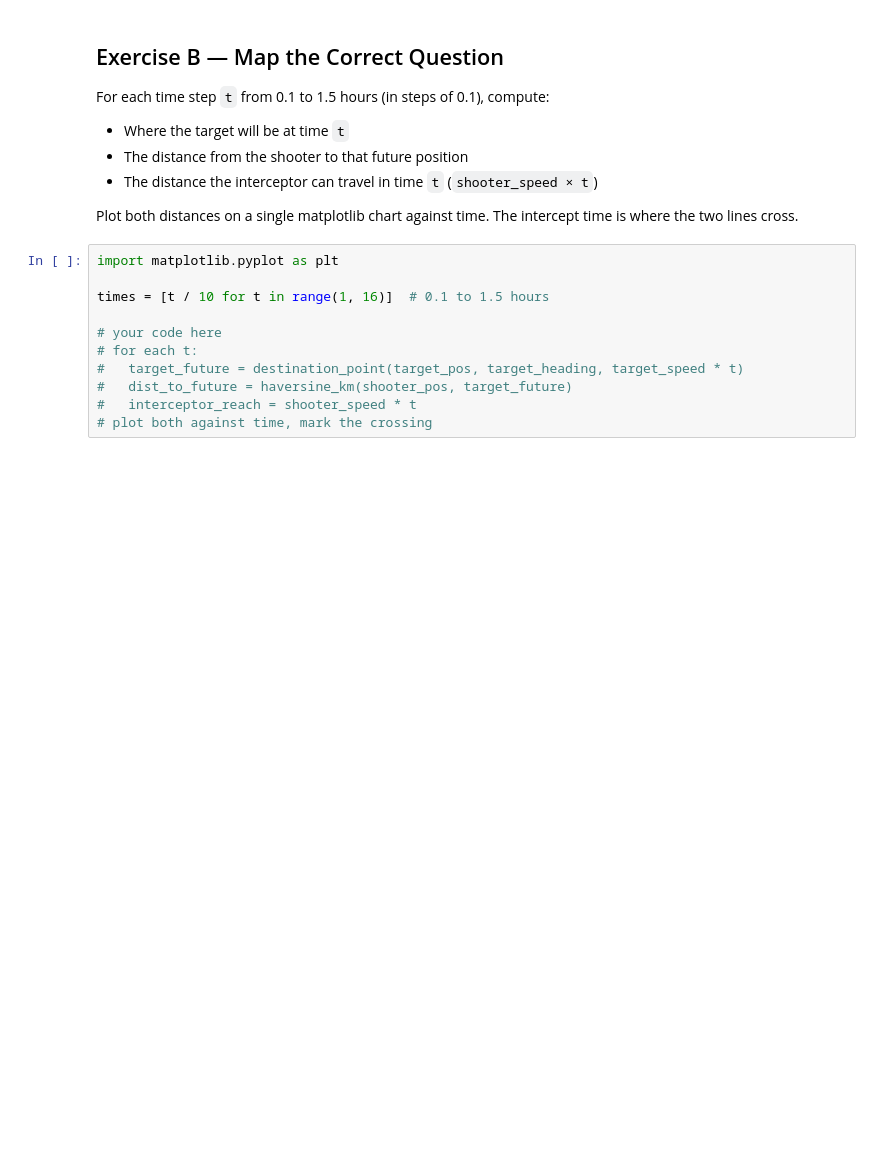
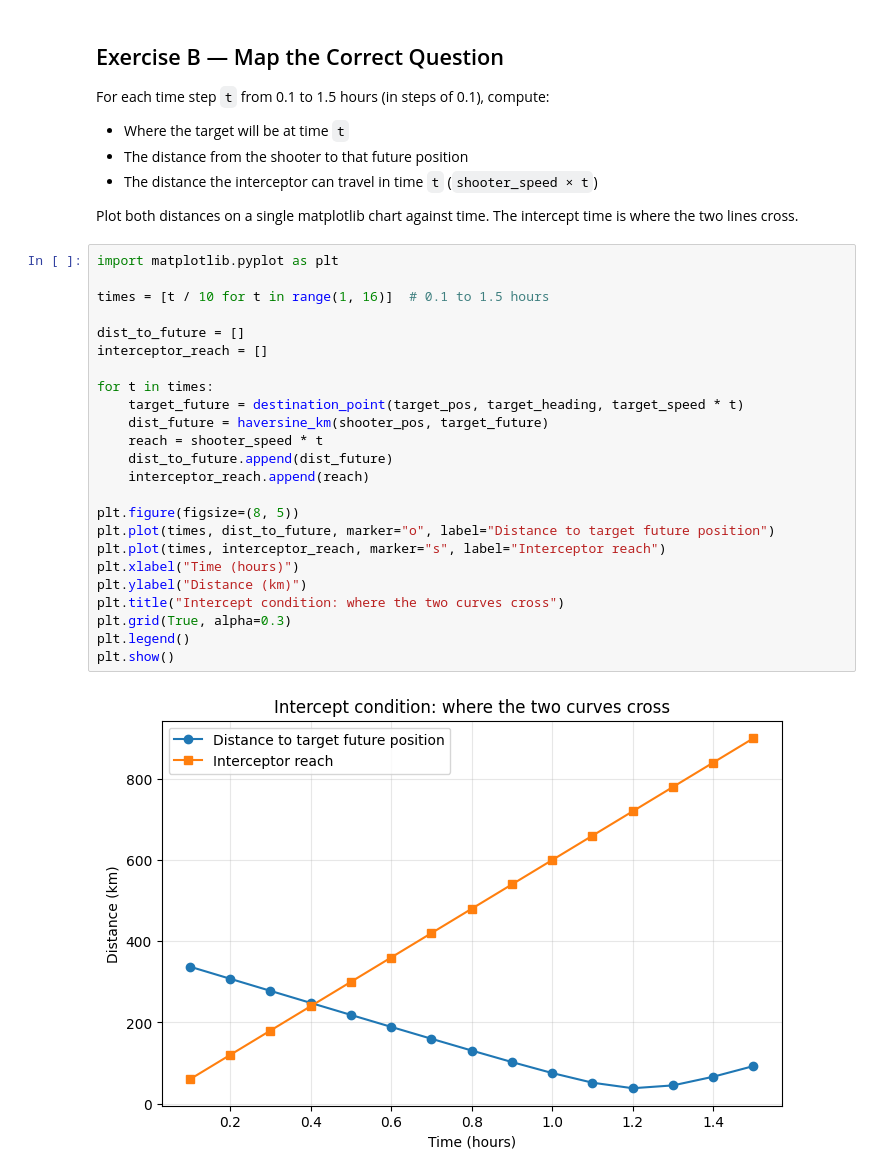
Before and after one commit to ricardoayala2510/ricardoayala2510-Spatial-Data-Mapping, a Jupyter notebook: assigments completed/02-Missile_Geometry_202/_micro_lessons/08-Intercept_Pursuit_Module_Design/00-Problem_Setup.ipynb, the cells around one changed output. Saved outputs shown, nothing was run; the diff lists cells and outputs as text; blank space fills up the shorter version.

```diff
--- a/assigments completed/02-Missile_Geometry_202/_micro_lessons/08-Intercept_Pursuit_Module_Design/00-Problem_Setup.ipynb
+++ b/assigments completed/02-Missile_Geometry_202/_micro_lessons/08-Intercept_Pursuit_Module_Design/00-Problem_Setup.ipynb
@@ -386,14 +389,29 @@ Plot both distances on a single matplotlib chart against time. The intercept tim
 # %%
 import matplotlib.pyplot as plt
 
 times = [t / 10 for t in range(1, 16)]  # 0.1 to 1.5 hours
 
-# your code here
-# for each t:
-#   target_future = destination_point(target_pos, target_heading, target_speed * t)
-#   dist_to_future = haversine_km(shooter_pos, target_future)
-#   interceptor_reach = shooter_speed * t
-# plot both against time, mark the crossing
+dist_to_future = []
+interceptor_reach = []
+
+for t in times:
+    target_future = destination_point(target_pos, target_heading, target_speed * t)
+    dist_future = haversine_km(shooter_pos, target_future)
+    reach = shooter_speed * t
+    dist_to_future.append(dist_future)
+    interceptor_reach.append(reach)
+
+plt.figure(figsize=(8, 5))
+plt.plot(times, dist_to_future, marker="o", label="Distance to target future position")
+plt.plot(times, interceptor_reach, marker="s", label="Interceptor reach")
+plt.xlabel("Time (hours)")
+plt.ylabel("Distance (km)")
+plt.title("Intercept condition: where the two curves cross")
+plt.grid(True, alpha=0.3)
+plt.legend()
+plt.show()
+# %% [output]
+[figure, added]
 # %% [markdown]
 ---
 
```
Also changed, not shown: parts of 4 cells of this notebook, 2 other files.
